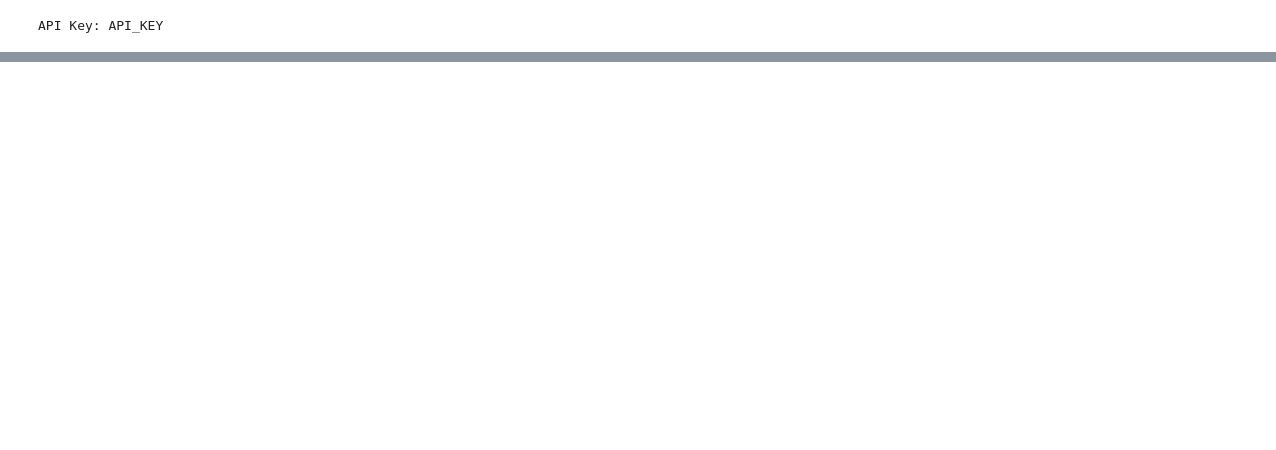
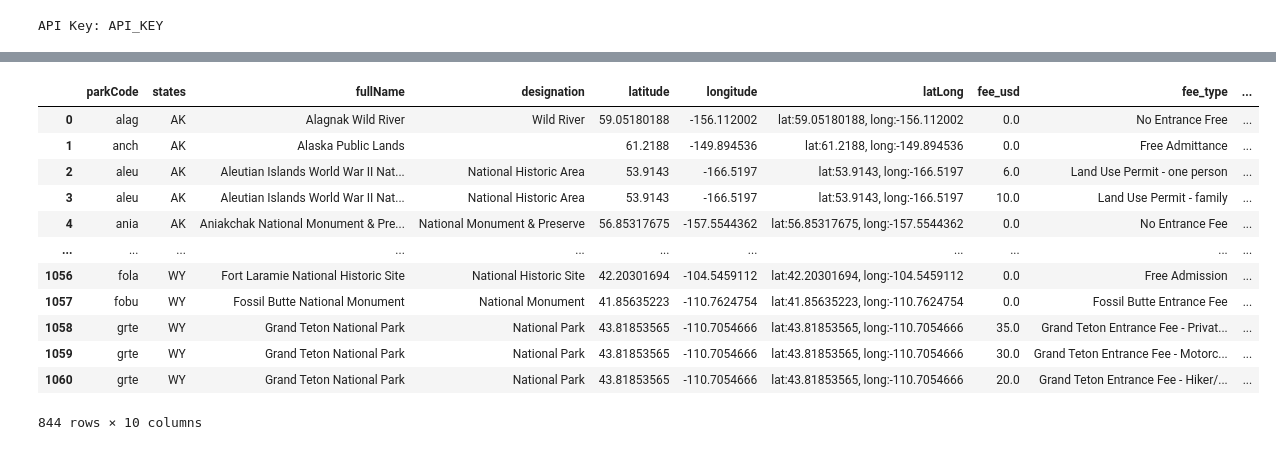
Before and after one commit to gagandeepsinghkhanuja/National-Park-Service-NPS, a Jupyter notebook: NPS.ipynb, the cells around one changed output, grey strips where cells are left out. Saved outputs shown, nothing was run; the diff lists cells and outputs as text; code cells hidden in the pictures; blank space fills up the shorter version.

```diff
--- a/NPS.ipynb
+++ b/NPS.ipynb
@@ -125,0 +137,16 @@ entry_fees_df.head(10)
+# %%
+entry_fees_df.drop_duplicates()
+# %% [output]
+|  | parkCode | states | fullName | designation | latitude | longitude | latLong | fee_usd | fee_type | ... |
+| 0 | alag | AK | Alagnak Wild River | Wild River | 59.05180188 | -156.112002 | lat:59.05180188, long:-156.112002 | 0.0 | No Entrance Free | ... |
+| 1 | anch | AK | Alaska Public Lands |  | 61.2188 | -149.894536 | lat:61.2188, long:-149.894536 | 0.0 | Free Admittance | ... |
+| 2 | aleu | AK | Aleutian Islands World War II Nat... | National Historic Area | 53.9143 | -166.5197 | lat:53.9143, long:-166.5197 | 6.0 | Land Use Permit - one person | ... |
+| 3 | aleu | AK | Aleutian Islands World War II Nat... | National Historic Area | 53.9143 | -166.5197 | lat:53.9143, long:-166.5197 | 10.0 | Land Use Permit - family | ... |
+| 4 | ania | AK | Aniakchak National Monument & Pre... | National Monument & Preserve | 56.85317675 | -157.5544362 | lat:56.85317675, long:-157.5544362 | 0.0 | No Entrance Fee | ... |
+| ... | ... | ... | ... | ... | ... | ... | ... | ... | ... | ... |
+| 1056 | fola | WY | Fort Laramie National Historic Site | National Historic Site | 42.20301694 | -104.5459112 | lat:42.20301694, long:-104.5459112 | 0.0 | Free Admission | ... |
+| 1057 | fobu | WY | Fossil Butte National Monument | National Monument | 41.85635223 | -110.7624754 | lat:41.85635223, long:-110.7624754 | 0.0 | Fossil Butte Entrance Fee | ... |
+| 1058 | grte | WY | Grand Teton National Park | National Park | 43.81853565 | -110.7054666 | lat:43.81853565, long:-110.7054666 | 35.0 | Grand Teton Entrance Fee - Privat... | ... |
+| 1059 | grte | WY | Grand Teton National Park | National Park | 43.81853565 | -110.7054666 | lat:43.81853565, long:-110.7054666 | 30.0 | Grand Teton Entrance Fee - Motorc... | ... |
+| 1060 | grte | WY | Grand Teton National Park | National Park | 43.81853565 | -110.7054666 | lat:43.81853565, long:-110.7054666 | 20.0 | Grand Teton Entrance Fee - Hiker/... | ... |
+844 rows × 10 columns
```
Also changed, not shown: parts of 11 cells of this notebook.
